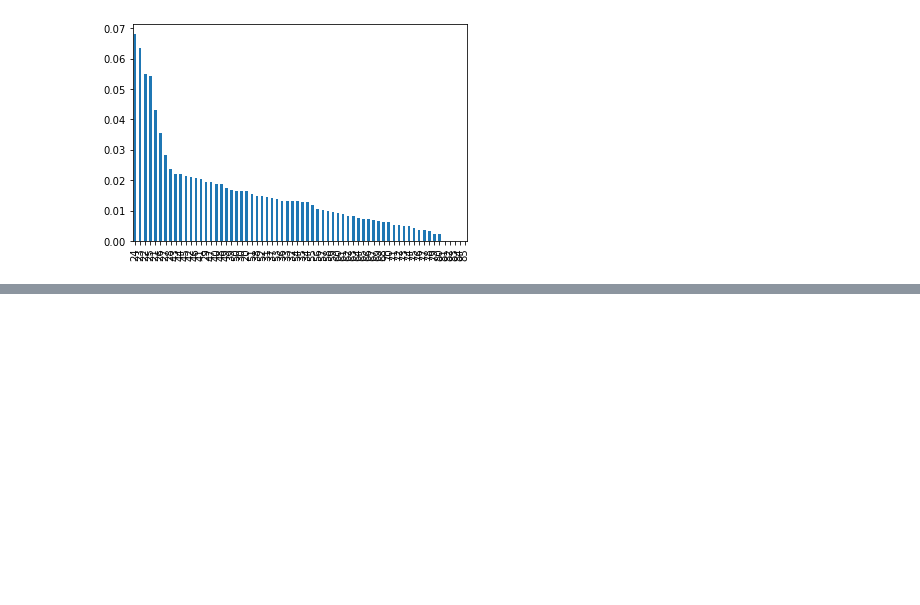
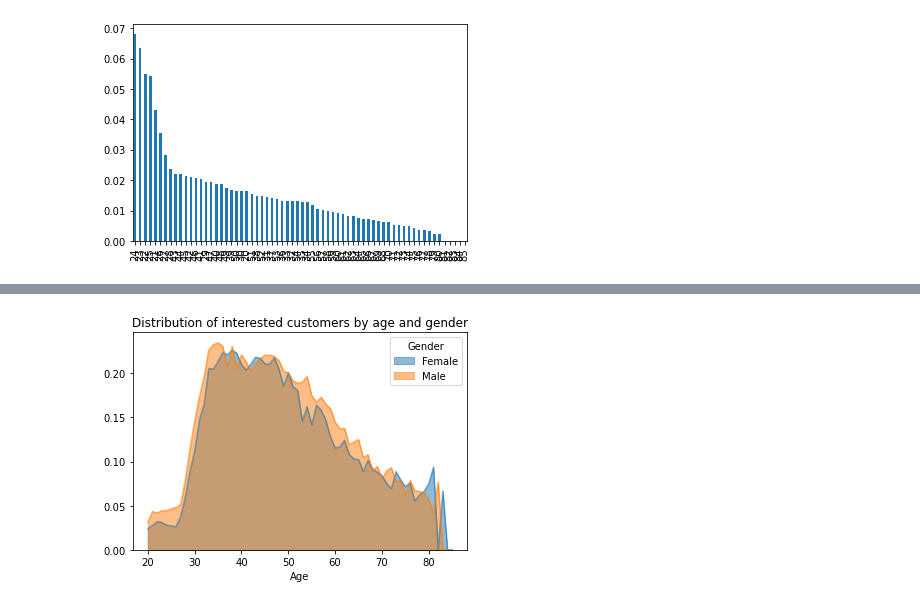
Before and after one commit to asyntychaki/Health-Insurance-Cross-Sell, a Jupyter notebook: 1-Age-Insurance.ipynb, the cells around one changed output, grey strips where cells are left out. Drawn from its saved outputs; the diff is of its cells as text; code cells hidden in the pictures; blank space fills up the shorter version.

```diff
--- a/1-Age-Insurance.ipynb
+++ b/1-Age-Insurance.ipynb
@@ -55,0 +65,9 @@ plt.title("Distribution of interested customers by age");
+# %%
+# How are the customers interested in a vehicle insurance distributed by age and gender? (normalized distribution)
+
+### NOTE: Here this works as above expression because the variable 'Response'= 0 or 1. ###
+
+df.groupby(['Age','Gender']).mean()['Response'].unstack().plot(kind="area",stacked=False);
+plt.title("Distribution of interested customers by age and gender");
+# %% [output]
+[figure, added]
```
Also changed, not shown: parts of 3 cells of this notebook, 4 other files.
